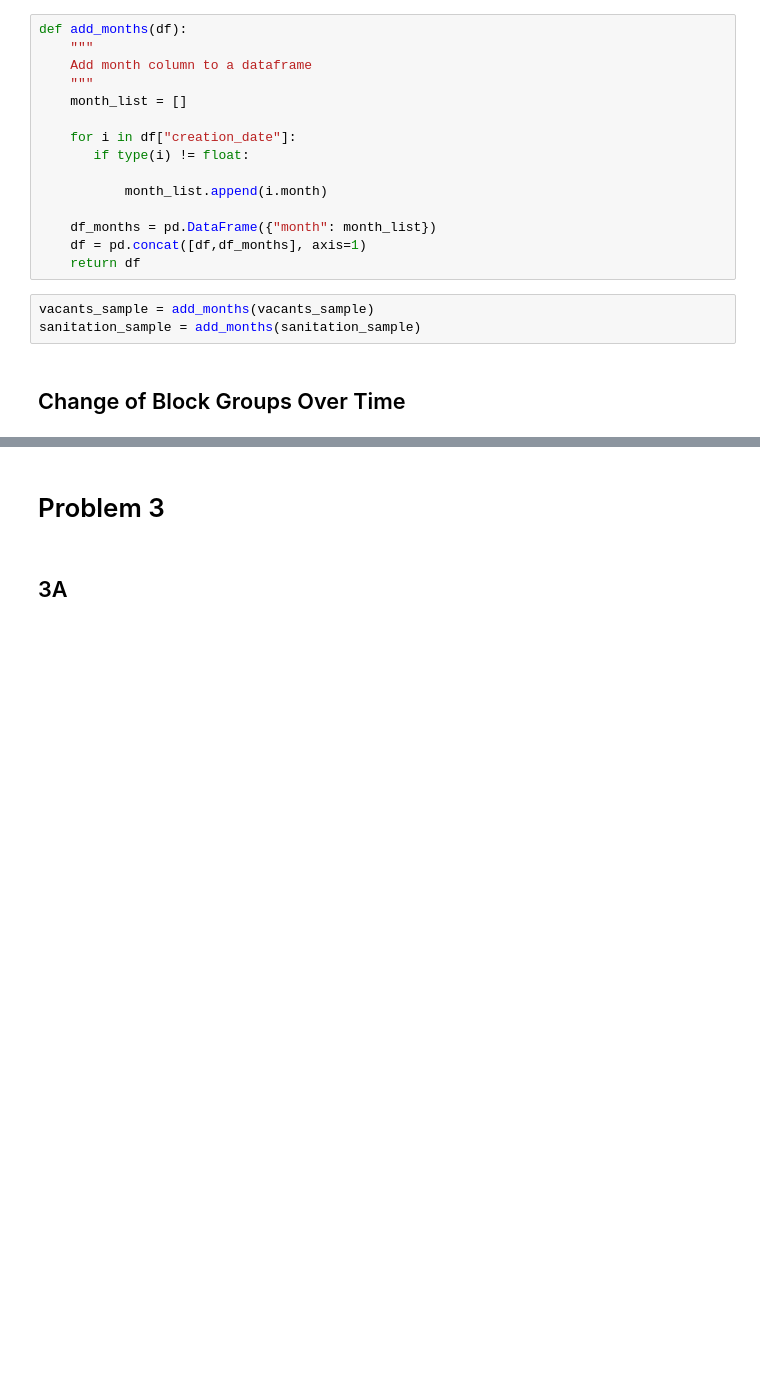
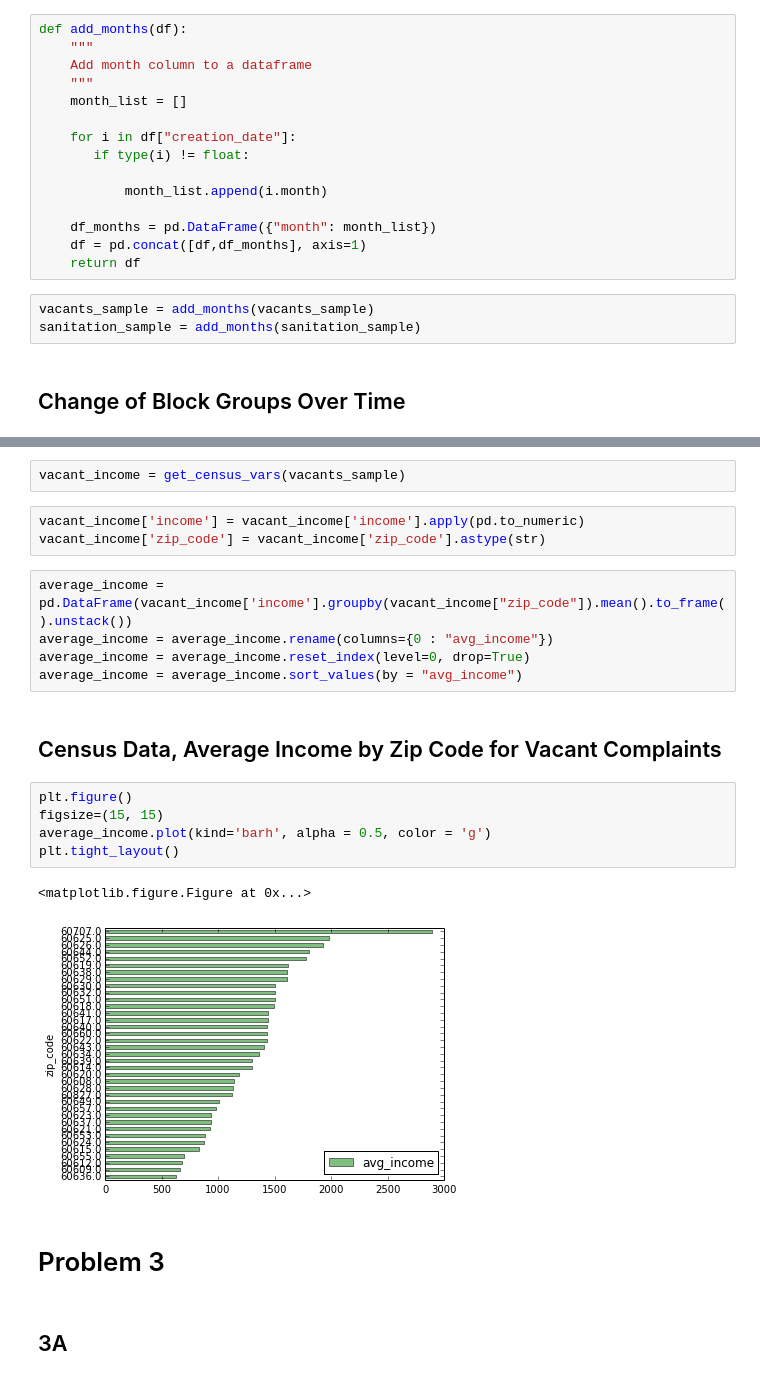
Before and after one commit to ju-arroyom/ML-Pub-Policy, a Jupyter notebook: Assignment_1.ipynb, the cells around one changed output, grey strips where cells are left out. Cells and saved outputs as stored; diff of their text form; blank space fills up the shorter version.

```diff
--- a/Assignment_1.ipynb
+++ b/Assignment_1.ipynb
@@ -336,3 +406,23 @@ plt.tight_layout()
+# %%
+vacant_income = get_census_vars(vacants_sample)
+# %%
+vacant_income['income'] = vacant_income['income'].apply(pd.to_numeric)
+vacant_income['zip_code'] = vacant_income['zip_code'].astype(str)
+# %%
+average_income = pd.DataFrame(vacant_income['income'].groupby(vacant_income["zip_code"]).mean().to_frame().unstack())
+average_income = average_income.rename(columns={0 : "avg_income"})
+average_income = average_income.reset_index(level=0, drop=True)
+average_income = average_income.sort_values(by = "avg_income")
+# %% [markdown]
+## Census Data, Average Income by Zip Code for Vacant Complaints
+# %%
+plt.figure()
+figsize=(15, 15)
+average_income.plot(kind='barh', alpha = 0.5, color = 'g')
+plt.tight_layout()
+# %% [output]
+<matplotlib.figure.Figure at 0x...>
+[figure, added]
 # %% [markdown]
 # Problem 3
 # %% [markdown]
```
Also changed, not shown: parts of 18 cells of this notebook.
